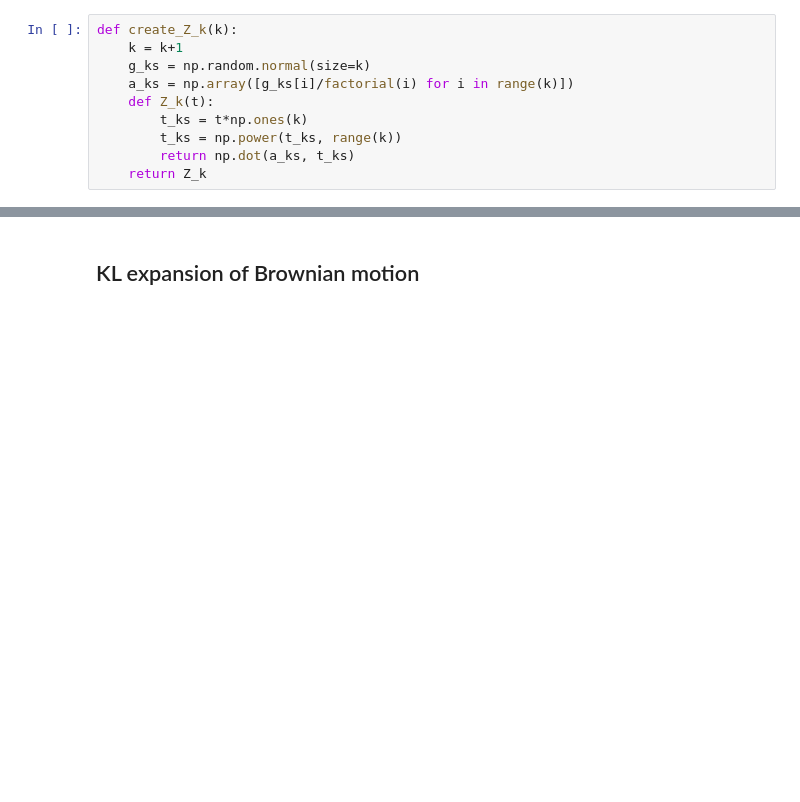
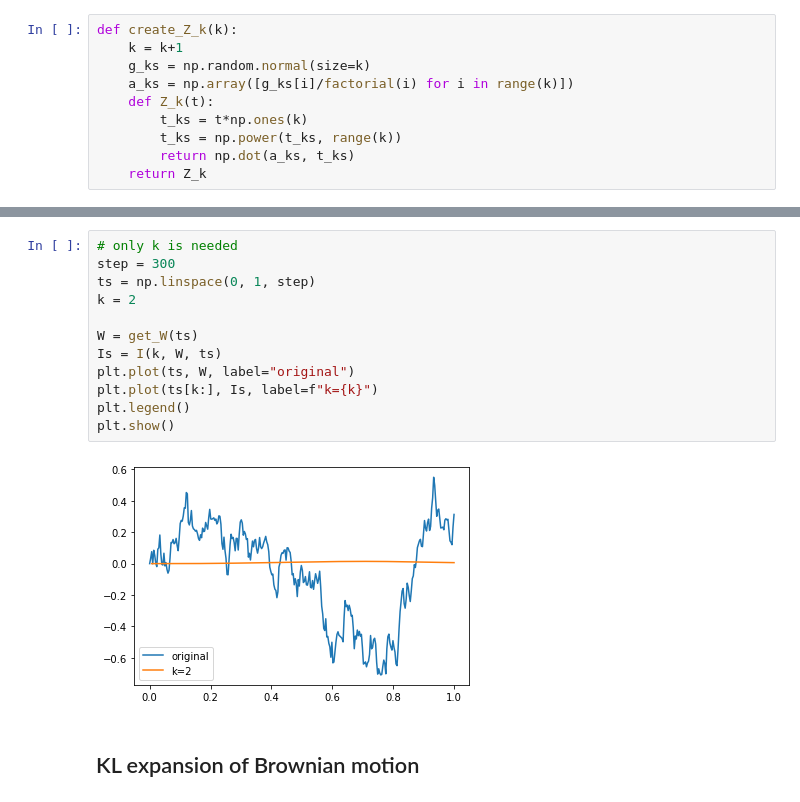
Before and after one commit to d-dof/brownian_motion, a Jupyter notebook: notebooks/brownian_motion.ipynb, the cells around one changed output, grey strips where cells are left out. Drawn from its saved outputs; the diff is of its cells as text; blank space fills up the shorter version.

```diff
--- a/notebooks/brownian_motion.ipynb
+++ b/notebooks/brownian_motion.ipynb
@@ -224,3 +269,17 @@ plt.show()
+# %%
+# only k is needed
+step = 300
+ts = np.linspace(0, 1, step)
+k = 2
+
+W = get_W(ts)
+Is = I(k, W, ts)
+plt.plot(ts, W, label="original")
+plt.plot(ts[k:], Is, label=f"k={k}")
+plt.legend()
+plt.show()
+# %% [output]
+[figure, added]
 # %% [markdown]
 ## KL expansion of Brownian motion
 # %% [markdown]
```
Also changed, not shown: parts of 18 cells of this notebook.
